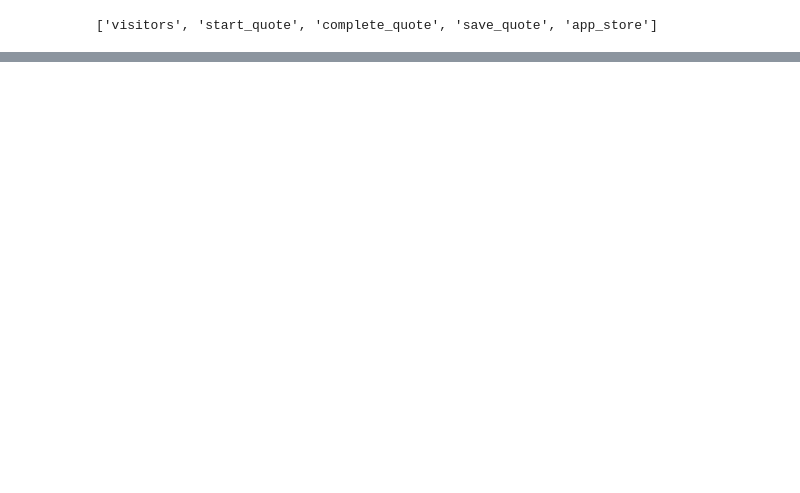
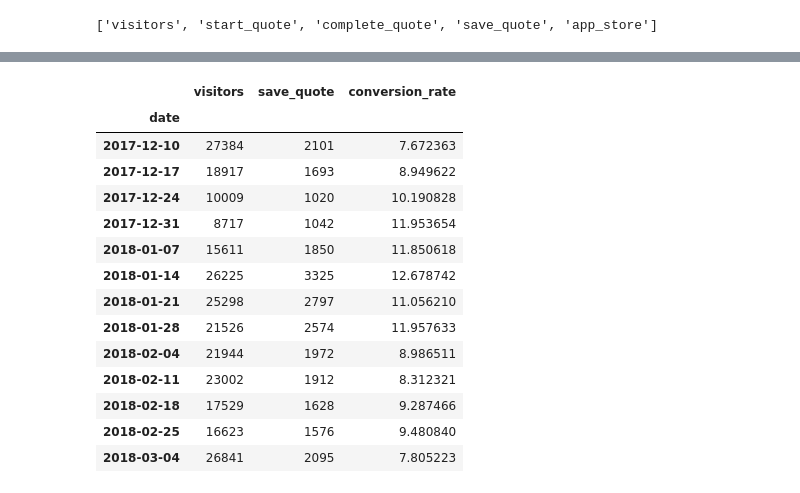
Before and after one commit to cgddrd/pureplanet-datasci, a Jupyter notebook: notebooks/Untitled.ipynb, the cells around one changed output, grey strips where cells are left out. Saved outputs shown, nothing was run; the diff lists cells and outputs as text; code cells hidden in the pictures; blank space fills up the shorter version.

```diff
--- a/notebooks/Untitled.ipynb
+++ b/notebooks/Untitled.ipynb
@@ -640,0 +636,5 @@ plt.show()
+# %%
+dateparse = lambda x: pd.datetime.strptime(x, '%Y-%m-%d')
+
+df = pd.read_csv('../data/raw/ga.csv', header=0, parse_dates=['date'], date_parser=dateparse, index_col='date')
+df.head()
@@ -640,0 +649,23 @@ plt.show()
+# %%
+metrics = df[df['metric'] == 'visitors'].groupby(pd.Grouper(freq='W'))['value'].sum()
+metrics = pd.DataFrame(metrics)
+metrics['save_quote'] = df[df['metric'] == 'save_quote'].groupby(pd.Grouper(freq='W'))['value'].sum()
+metrics.columns = ['visitors', 'save_quote']
+metrics['conversion_rate'] = (metrics['save_quote'] / metrics['visitors']) * 100
+metrics
+# %% [output]
+|  | visitors | save_quote | conversion_rate |
+| date |  |  |  |
+| 2017-12-10 | 27384 | 2101 | 7.672363 |
+| 2017-12-17 | 18917 | 1693 | 8.949622 |
+| 2017-12-24 | 10009 | 1020 | 10.190828 |
+| 2017-12-31 | 8717 | 1042 | 11.953654 |
+| 2018-01-07 | 15611 | 1850 | 11.850618 |
+| 2018-01-14 | 26225 | 3325 | 12.678742 |
+| 2018-01-21 | 25298 | 2797 | 11.056210 |
+| 2018-01-28 | 21526 | 2574 | 11.957633 |
+| 2018-02-04 | 21944 | 1972 | 8.986511 |
+| 2018-02-11 | 23002 | 1912 | 8.312321 |
+| 2018-02-18 | 17529 | 1628 | 9.287466 |
+| 2018-02-25 | 16623 | 1576 | 9.480840 |
+| 2018-03-04 | 26841 | 2095 | 7.805223 |
```
Also changed, not shown: parts of 27 cells of this notebook, 3 other files.
